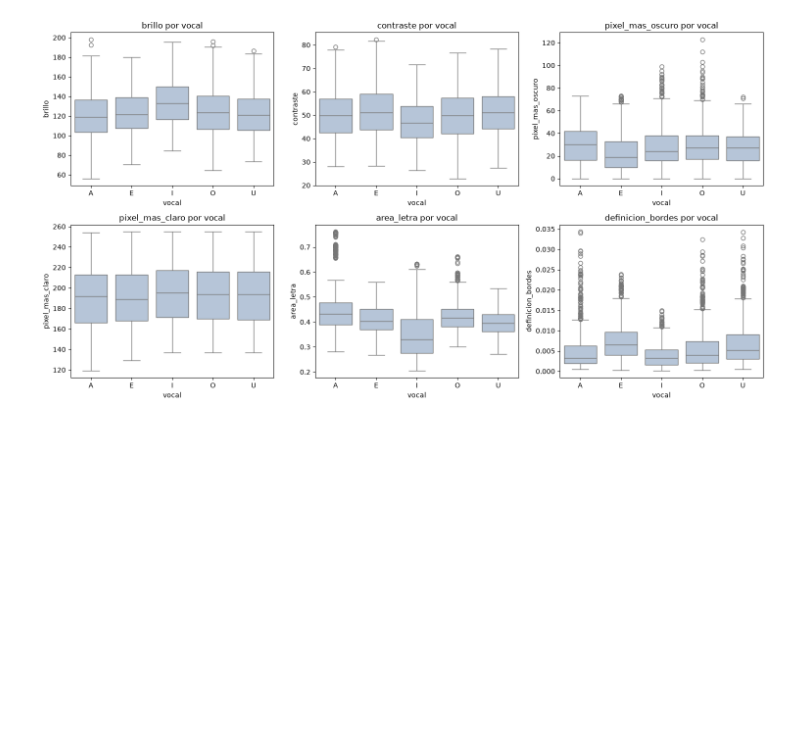
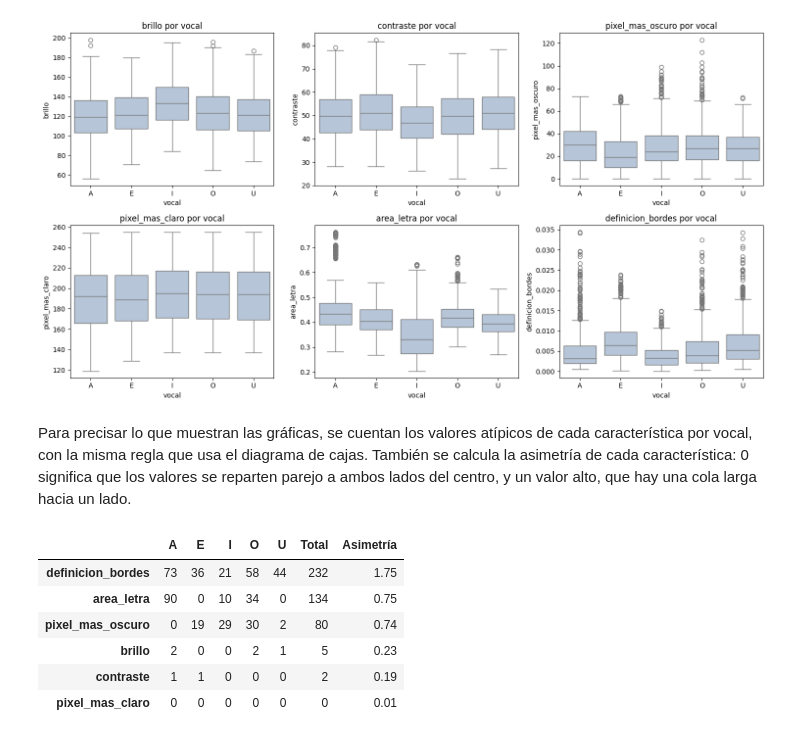
Before and after one commit to Proyect-MachineLearning-Supervised/Machine-Learning-Vowels, a Jupyter notebook: vowels.ipynb, the cells around one changed output. Cells and saved outputs as stored; diff of their text form; code cells hidden in the pictures; blank space fills up the shorter version.

```diff
--- a/vowels.ipynb
+++ b/vowels.ipynb
@@ -412,3 +458,26 @@ plt.tight_layout()
 plt.show()
 # %% [output]
 [figure]
+# %% [markdown]
+Para precisar lo que muestran las gráficas, se cuentan los valores atípicos de cada característica por vocal, con la misma regla que usa el diagrama de cajas. También se calcula la asimetría de cada característica: 0 significa que los valores se reparten parejo a ambos lados del centro, y un valor alto, que hay una cola larga hacia un lado.
+# %%
+conteo = {}
+for col in columnas:
+    conteo[col] = {}
+    for vocal, grupo in df.groupby("vocal")[col]:
+        q1, q3 = grupo.quantile([0.25, 0.75])
+        altura = q3 - q1
+        conteo[col][vocal] = ((grupo < q1 - 1.5 * altura) | (grupo > q3 + 1.5 * altura)).sum()
+
+tabla_atipicos = pd.DataFrame(conteo).T
+tabla_atipicos["Total"] = tabla_atipicos.sum(axis=1)
+tabla_atipicos["Asimetría"] = df[columnas].skew().round(2)
+tabla_atipicos.sort_values("Total", ascending=False)
+# %% [output]
+|  | A | E | I | O | U | Total | Asimetría |
+| definicion_bordes | 73 | 36 | 21 | 58 | 44 | 232 | 1.75 |
+| area_letra | 90 | 0 | 10 | 34 | 0 | 134 | 0.75 |
+| pixel_mas_oscuro | 0 | 19 | 29 | 30 | 2 | 80 | 0.74 |
+| brillo | 2 | 0 | 0 | 2 | 1 | 5 | 0.23 |
+| contraste | 1 | 1 | 0 | 0 | 0 | 2 | 0.19 |
+| pixel_mas_claro | 0 | 0 | 0 | 0 | 0 | 0 | 0.01 |
```
Also changed, not shown: parts of 17 cells of this notebook.
